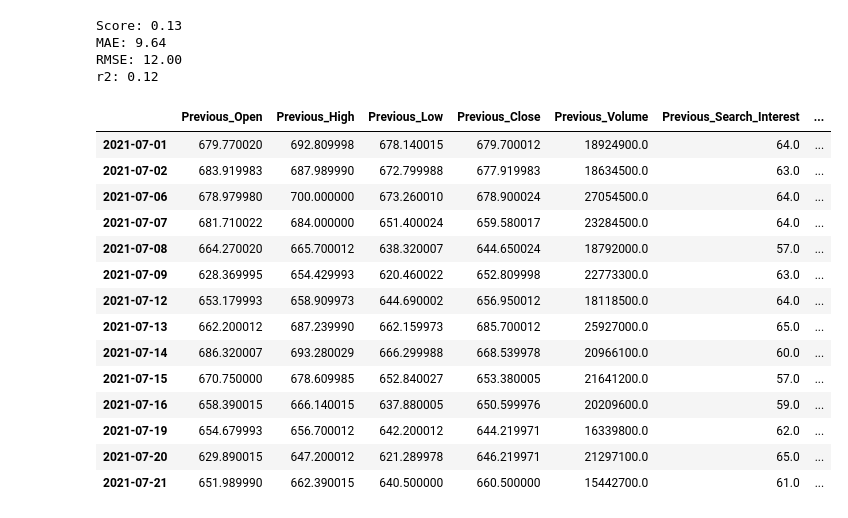
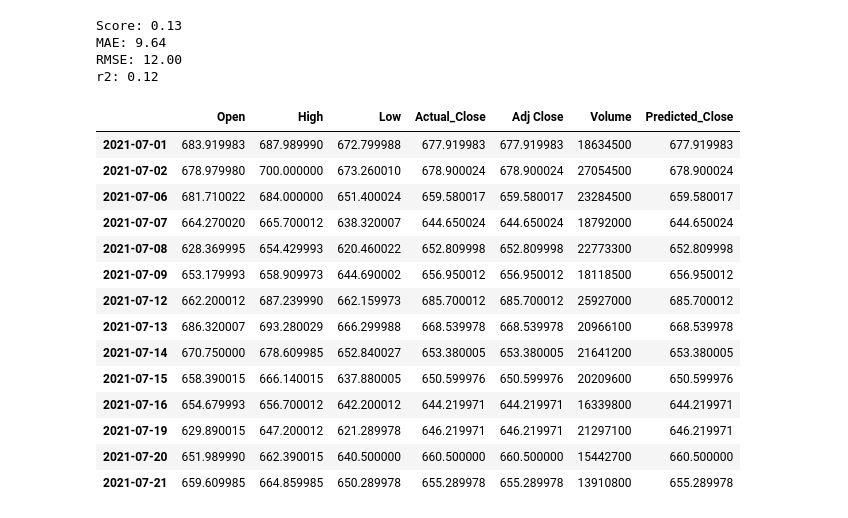
Before and after one commit to atlas125gev/StockProject, a Jupyter notebook: FinalProject/FinalGroupProjectAndrew.ipynb, the cells around one changed output. Saved outputs shown, nothing was run; the diff lists cells and outputs as text; code cells hidden in the pictures.

```diff
--- a/FinalProject/FinalGroupProjectAndrew.ipynb
+++ b/FinalProject/FinalGroupProjectAndrew.ipynb
@@ -162,22 +162,24 @@ MAE: 9.64
 RMSE: 12.00
 r2: 0.12
 # %%
-predictedPrice = pd.concat([X_test, y_test], axis=1)
+stockPrice = stockPrice.rename(columns={'Close': 'Actual_Close'})
+predictedPrice = pd.concat([stockPrice, y_test], axis=1)
 predictedPrice = predictedPrice.rename(columns={'Close': 'Predicted_Close'})
+predictedPrice.dropna(inplace=True)
 predictedPrice
 # %% [output]
-|  | Previous_Open | Previous_High | Previous_Low | Previous_Close | Previous_Volume | Previous_Search_Interest | ... |
-| 2021-07-01 | 679.770020 | 692.809998 | 678.140015 | 679.700012 | 18924900.0 | 64.0 | ... |
-| 2021-07-02 | 683.919983 | 687.989990 | 672.799988 | 677.919983 | 18634500.0 | 63.0 | ... |
-| 2021-07-06 | 678.979980 | 700.000000 | 673.260010 | 678.900024 | 27054500.0 | 64.0 | ... |
-| 2021-07-07 | 681.710022 | 684.000000 | 651.400024 | 659.580017 | 23284500.0 | 64.0 | ... |
-| 2021-07-08 | 664.270020 | 665.700012 | 638.320007 | 644.650024 | 18792000.0 | 57.0 | ... |
-| 2021-07-09 | 628.369995 | 654.429993 | 620.460022 | 652.809998 | 22773300.0 | 63.0 | ... |
-| 2021-07-12 | 653.179993 | 658.909973 | 644.690002 | 656.950012 | 18118500.0 | 64.0 | ... |
-| 2021-07-13 | 662.200012 | 687.239990 | 662.159973 | 685.700012 | 25927000.0 | 65.0 | ... |
-| 2021-07-14 | 686.320007 | 693.280029 | 666.299988 | 668.539978 | 20966100.0 | 60.0 | ... |
-| 2021-07-15 | 670.750000 | 678.609985 | 652.840027 | 653.380005 | 21641200.0 | 57.0 | ... |
-| 2021-07-16 | 658.390015 | 666.140015 | 637.880005 | 650.599976 | 20209600.0 | 59.0 | ... |
-| 2021-07-19 | 654.679993 | 656.700012 | 642.200012 | 644.219971 | 16339800.0 | 62.0 | ... |
-| 2021-07-20 | 629.890015 | 647.200012 | 621.289978 | 646.219971 | 21297100.0 | 65.0 | ... |
-| 2021-07-21 | 651.989990 | 662.390015 | 640.500000 | 660.500000 | 15442700.0 | 61.0 | ... |
+|  | Open | High | Low | Actual_Close | Adj Close | Volume | Predicted_Close |
+| 2021-07-01 | 683.919983 | 687.989990 | 672.799988 | 677.919983 | 677.919983 | 18634500 | 677.919983 |
+| 2021-07-02 | 678.979980 | 700.000000 | 673.260010 | 678.900024 | 678.900024 | 27054500 | 678.900024 |
+| 2021-07-06 | 681.710022 | 684.000000 | 651.400024 | 659.580017 | 659.580017 | 23284500 | 659.580017 |
+| 2021-07-07 | 664.270020 | 665.700012 | 638.320007 | 644.650024 | 644.650024 | 18792000 | 644.650024 |
+| 2021-07-08 | 628.369995 | 654.429993 | 620.460022 | 652.809998 | 652.809998 | 22773300 | 652.809998 |
+| 2021-07-09 | 653.179993 | 658.909973 | 644.690002 | 656.950012 | 656.950012 | 18118500 | 656.950012 |
+| 2021-07-12 | 662.200012 | 687.239990 | 662.159973 | 685.700012 | 685.700012 | 25927000 | 685.700012 |
+| 2021-07-13 | 686.320007 | 693.280029 | 666.299988 | 668.539978 | 668.539978 | 20966100 | 668.539978 |
+| 2021-07-14 | 670.750000 | 678.609985 | 652.840027 | 653.380005 | 653.380005 | 21641200 | 653.380005 |
+| 2021-07-15 | 658.390015 | 666.140015 | 637.880005 | 650.599976 | 650.599976 | 20209600 | 650.599976 |
+| 2021-07-16 | 654.679993 | 656.700012 | 642.200012 | 644.219971 | 644.219971 | 16339800 | 644.219971 |
+| 2021-07-19 | 629.890015 | 647.200012 | 621.289978 | 646.219971 | 646.219971 | 21297100 | 646.219971 |
+| 2021-07-20 | 651.989990 | 662.390015 | 640.500000 | 660.500000 | 660.500000 | 15442700 | 660.500000 |
+| 2021-07-21 | 659.609985 | 664.859985 | 650.289978 | 655.289978 | 655.289978 | 13910800 | 655.289978 |
```
